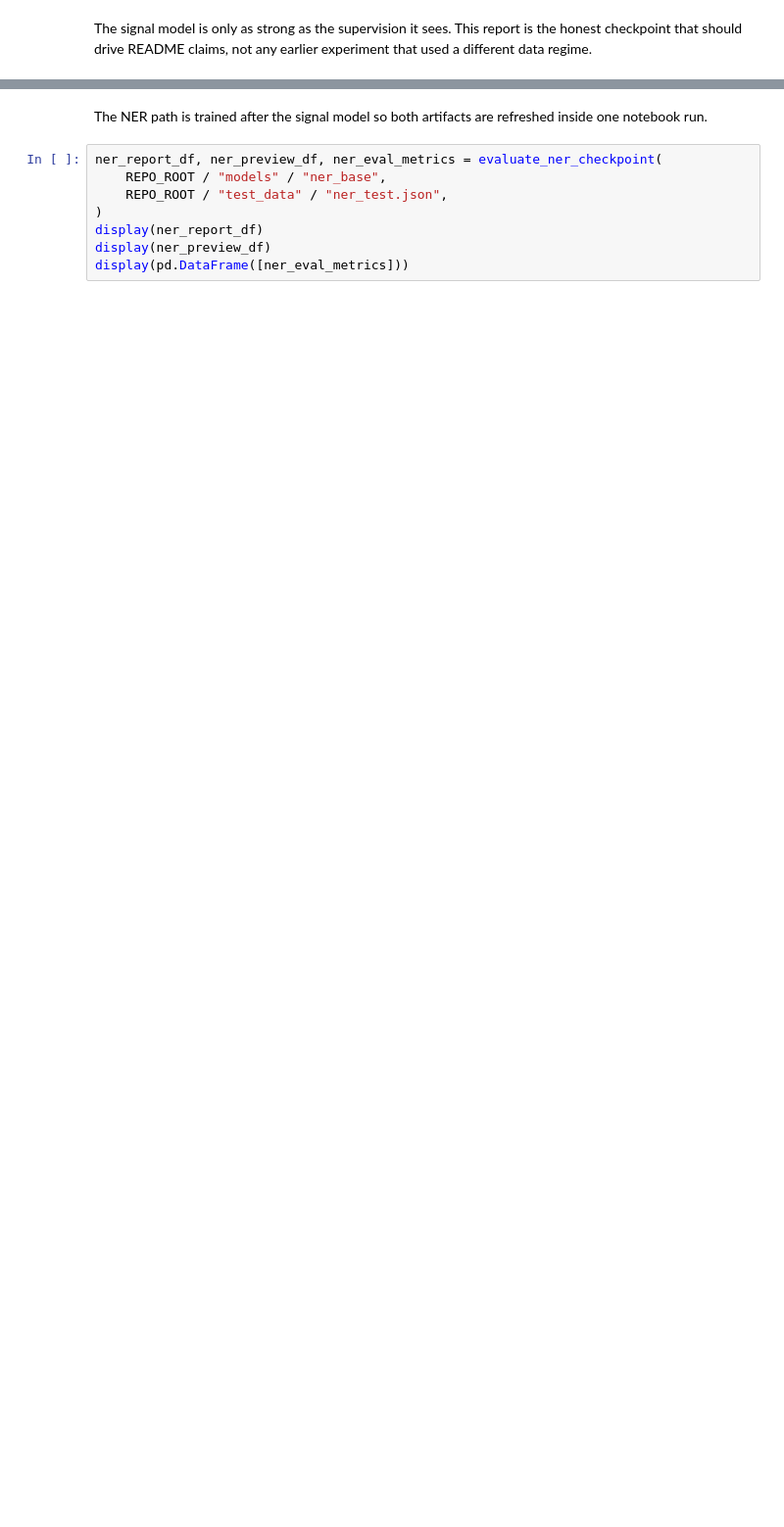
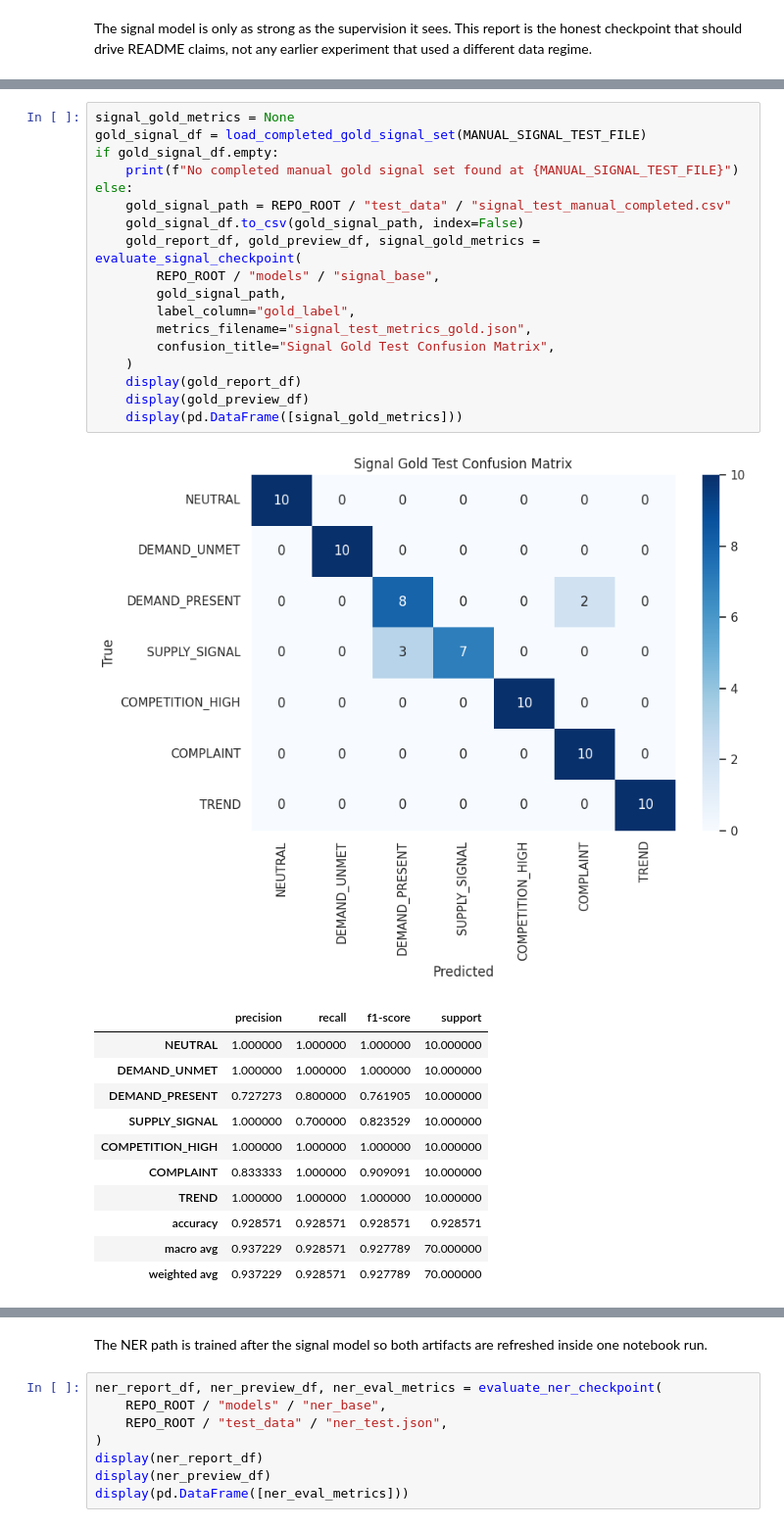
Before and after one commit to ElFariss/lokasense, a Jupyter notebook: training.ipynb, the cells around one changed output, grey strips where cells are left out. Shown at 98% size. Cells and saved outputs as stored; diff of their text form; blank space fills up the shorter version.

```diff
--- a/training.ipynb
+++ b/training.ipynb
@@ -943,0 +985,31 @@ This report is the honest checkpoint that should drive README claims, not any ea
+# %%
+signal_gold_metrics = None
+gold_signal_df = load_completed_gold_signal_set(MANUAL_SIGNAL_TEST_FILE)
+if gold_signal_df.empty:
+    print(f"No completed manual gold signal set found at {MANUAL_SIGNAL_TEST_FILE}")
+else:
+    gold_signal_path = REPO_ROOT / "test_data" / "signal_test_manual_completed.csv"
+    gold_signal_df.to_csv(gold_signal_path, index=False)
+    gold_report_df, gold_preview_df, signal_gold_metrics = evaluate_signal_checkpoint(
+        REPO_ROOT / "models" / "signal_base",
+        gold_signal_path,
+        label_column="gold_label",
+        metrics_filename="signal_test_metrics_gold.json",
+        confusion_title="Signal Gold Test Confusion Matrix",
+    )
+    display(gold_report_df)
+    display(gold_preview_df)
+    display(pd.DataFrame([signal_gold_metrics]))
+# %% [output]
+[figure, added]
+|  | precision | recall | f1-score | support |
+| NEUTRAL | 1.000000 | 1.000000 | 1.000000 | 10.000000 |
+| DEMAND_UNMET | 1.000000 | 1.000000 | 1.000000 | 10.000000 |
+| DEMAND_PRESENT | 0.727273 | 0.800000 | 0.761905 | 10.000000 |
+| SUPPLY_SIGNAL | 1.000000 | 0.700000 | 0.823529 | 10.000000 |
+| COMPETITION_HIGH | 1.000000 | 1.000000 | 1.000000 | 10.000000 |
+| COMPLAINT | 0.833333 | 1.000000 | 0.909091 | 10.000000 |
+| TREND | 1.000000 | 1.000000 | 1.000000 | 10.000000 |
+| accuracy | 0.928571 | 0.928571 | 0.928571 | 0.928571 |
+| macro avg | 0.937229 | 0.928571 | 0.927789 | 70.000000 |
+| weighted avg | 0.937229 | 0.928571 | 0.927789 | 70.000000 |
```
Also changed, not shown: parts of 14 cells of this notebook, 24 other files.
